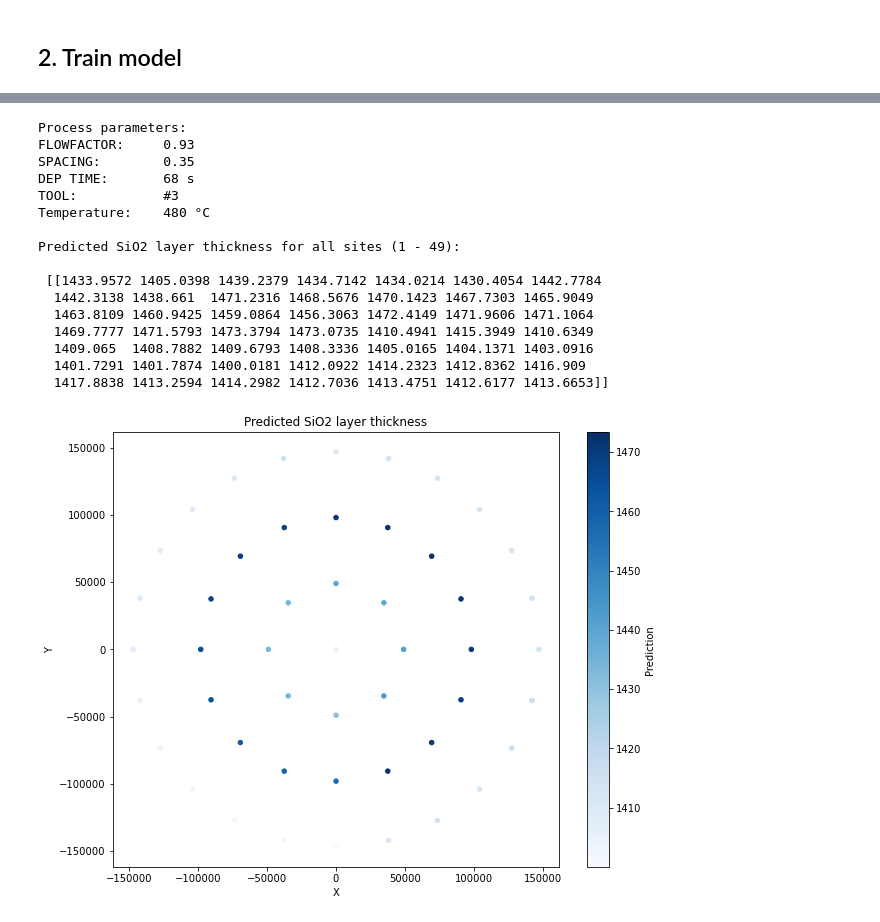
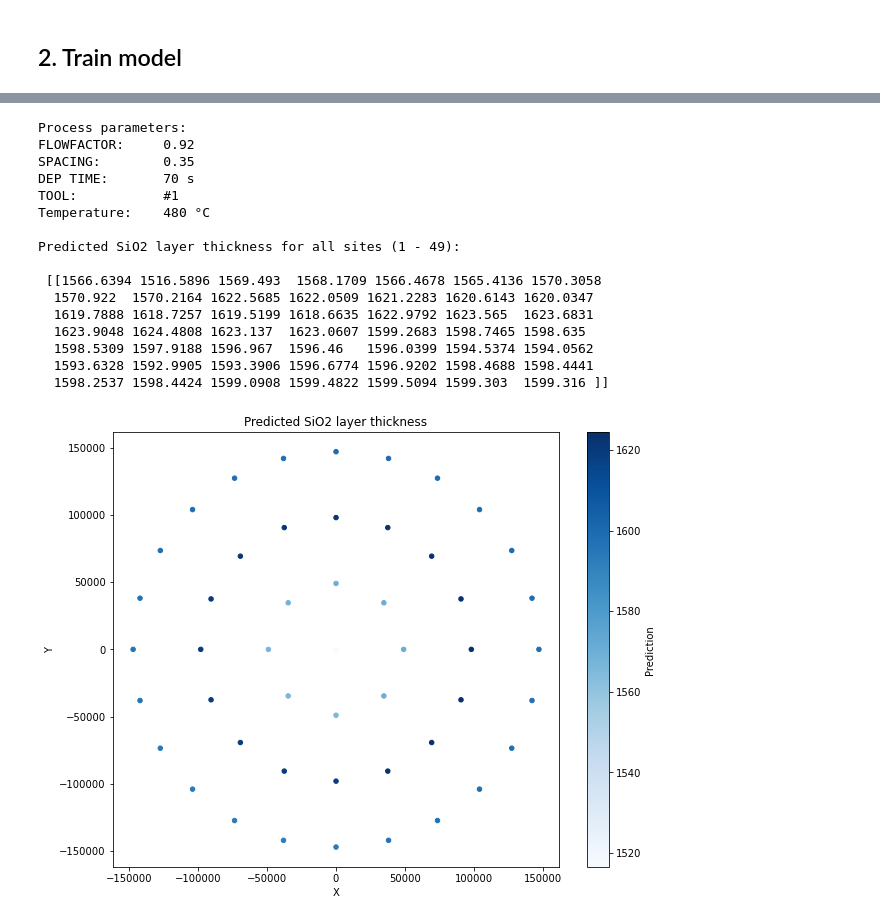
Before and after one commit to JSchoeck/portfolio, a Jupyter notebook: CVD_prediction/CVD_model_thickness.ipynb, the cells around one changed output, grey strips where cells are left out. Cells and saved outputs as stored; diff of their text form; code cells hidden in the pictures.

```diff
--- a/CVD_prediction/CVD_model_thickness.ipynb
+++ b/CVD_prediction/CVD_model_thickness.ipynb
@@ -55,31 +65,8 @@ DATA = 'test_assignment_sim.csv'
 raw_sites = pd.read_csv(DIR+SITES)
 raw_data = pd.read_csv(DIR+DATA)
 
-X = raw_data.iloc[:,0:53]
+X = raw_data.iloc[:,0:4]
 y = raw_data.iloc[:,4:53]
-
-# Add Temperature as feature in X
-# Scale final prediction based on temperature
-X['Temperature'] = 480
-#X_500 = X.copy()
-#X_500['Temperature'] = 500
-#X_460 = X.copy()
-#X_460['Temperature'] = 460
-
-# Adjust Thickness in y for 460 and 500 °C
-#y_500 = y.copy()
-#y_500 = y_500  *0.94
-#y_460 = y.copy()
-#y_460 = y_460 * 1.04
-#y = y.append(y_500, ignore_index=True).append(y_460, ignore_index=True)
-
-# Adjust Thickness in X for 460 and 500 °C
-#X_500.iloc[:, 4:-1] = X_500.iloc[:, 4:-1] * 0.94
-#X_460.iloc[:, 4:-1] = X_460.iloc[:, 4:-1] * 1.04
-#X = X.append(X_500, ignore_index=True).append(X_460, ignore_index=True)
-
-# Select only process parameters as independent variables
-X = X.iloc[:, [0,1,2,3, -1]]
 
 def preprocess(X, y):
     X_train, X_test, y_train, y_test = train_test_split(X, y, test_size = 0.25, random_state = 0)
@@ -89,13 +76,16 @@ def preprocess(X, y):
     sc_y = StandardScaler()
     y_train = sc_y.fit_transform(y_train)
     return X_train, X_test, y_train, y_test, sc_X, sc_y
+
+def temperature_factor(temperature):
+    '''Returns CVD layer thickness scaling factor for a given temperature.'''
+    return -0.0025 * float(temperature) + 2.1933
 # %% [markdown]
 ## 2. Train model
 # %%
-# 5 input nodes
+# 4 input nodes
 # 2 layers of 27 nodes
 # 49 output nodes
-# r^2 score = 0.974 +/- 0.1?
 
 X_train, X_test, y_train, y_test, sc_X, sc_y = preprocess(X, y)
 regressor = Sequential()
@@ -103,7 +93,7 @@ regressor.add(Dense(units=27, activation='relu', input_dim=X_train.shape[1]))
 regressor.add(Dense(units=27, activation='relu'))
 regressor.add(Dense(units=49))
 regressor.compile(optimizer=RMSprop(0.001), loss='mse', metrics=['mae','mse'])
-regressor.fit(X_train, y_train, batch_size=10, epochs=100, verbose=0)
+regressor.fit(X_train, y_train, batch_size=10, epochs=200, verbose=0, use_multiprocessing=True)
 y_pred = sc_y.inverse_transform(regressor.predict(X_test))
 r2_ann_multi = r2_score(y_test, y_pred)
 print('r^2 score: ', r2_ann_multi);
@@ -151,4 +149,24 @@ def predict():
     return y_pred
+# %%
+predict(notebook=True);
+# %% [output]
+Process parameters:
+FLOWFACTOR:     0.92
+SPACING:        0.35
+DEP TIME:       70 s
+TOOL:           #1
+Temperature:    480 °C
+
+Predicted SiO2 layer thickness for all sites (1 - 49):
+
+ [[1566.6394 1516.5896 1569.493  1568.1709 1566.4678 1565.4136 1570.3058
+  1570.922  1570.2164 1622.5685 1622.0509 1621.2283 1620.6143 1620.0347
+  1619.7888 1618.7257 1619.5199 1618.6635 1622.9792 1623.565  1623.6831
+  1623.9048 1624.4808 1623.137  1623.0607 1599.2683 1598.7465 1598.635
+  1598.5309 1597.9188 1596.967  1596.46   1596.0399 1594.5374 1594.0562
+  1593.6328 1592.9905 1593.3906 1596.6774 1596.9202 1598.4688 1598.4441
+  1598.2537 1598.4424 1599.0908 1599.4822 1599.5094 1599.303  1599.316 ]]
+[figure, added]
 # %%
 window = Tk()
 width = 450
@@ -199,24 +217,4 @@ cb_tool.current(0)
 
 
 btn = Button(window, text="Calculate", fg='blue', command=predict)
-btn.place(x=pos_x_labels, y=y_tool+35)
-
-window.mainloop();
+btn.place(x=pos_x_labels, y=y_tool+35);
-# %% [output]
-Process parameters:
-FLOWFACTOR:     0.93
-SPACING:        0.35
-DEP TIME:       68 s
-TOOL:           #3
-Temperature:    480 °C
-
-Predicted SiO2 layer thickness for all sites (1 - 49):
-
- [[1433.9572 1405.0398 1439.2379 1434.7142 1434.0214 1430.4054 1442.7784
-  1442.3138 1438.661  1471.2316 1468.5676 1470.1423 1467.7303 1465.9049
-  1463.8109 1460.9425 1459.0864 1456.3063 1472.4149 1471.9606 1471.1064
-  1469.7777 1471.5793 1473.3794 1473.0735 1410.4941 1415.3949 1410.6349
-  1409.065  1408.7882 1409.6793 1408.3336 1405.0165 1404.1371 1403.0916
-  1401.7291 1401.7874 1400.0181 1412.0922 1414.2323 1412.8362 1416.909
-  1417.8838 1413.2594 1414.2982 1412.7036 1413.4751 1412.6177 1413.6653]]
-[figure, removed]
```
Also changed, not shown: parts of 7 cells of this notebook.
